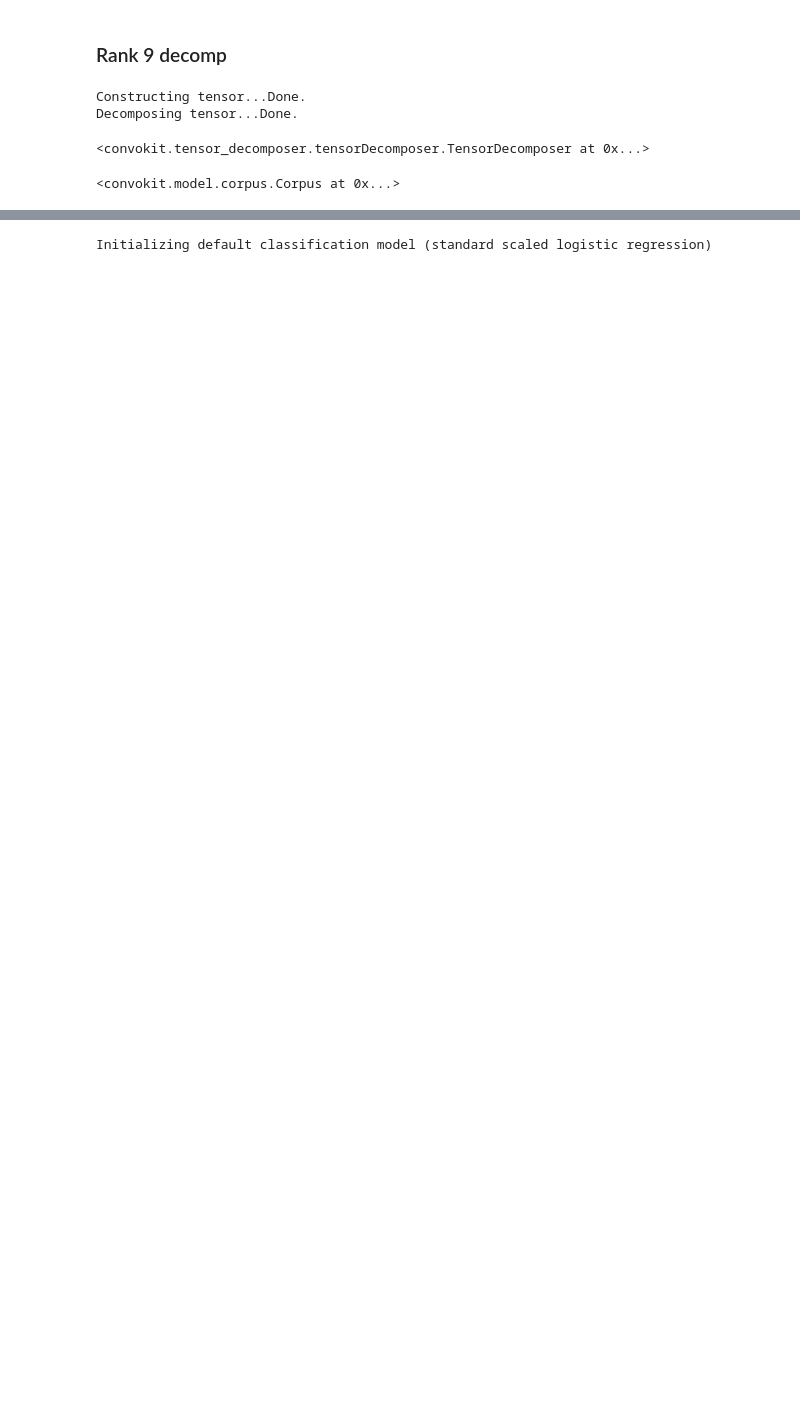
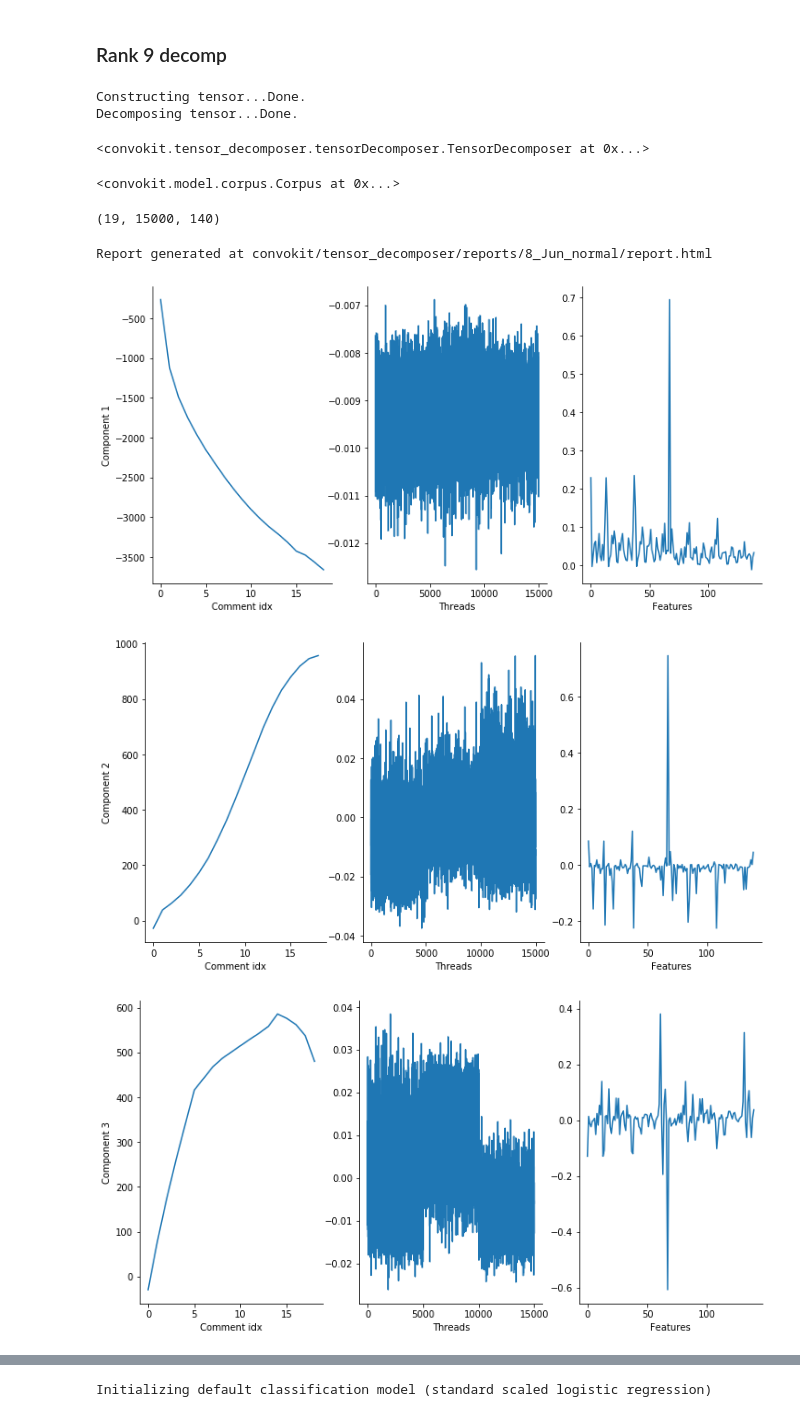
Before and after one commit to rgangela99/Cornell-Conversational-Analysis-Toolkit, a Jupyter notebook: convokit/tensor_decomposer/experiments/future_reciprocity_predictive_task.ipynb, the cells around one changed output, grey strips where cells are left out. Drawn from its saved outputs; the diff is of its cells as text; code cells hidden in the pictures; blank space fills up the shorter version.

```diff
--- a/convokit/tensor_decomposer/experiments/future_reciprocity_predictive_task.ipynb
+++ b/convokit/tensor_decomposer/experiments/future_reciprocity_predictive_task.ipynb
@@ -48,9 +48,19 @@ for convo in corpus.iter_conversations():
     try:
         recip_div = convo.meta['hyperconvo-25']['count[reciprocity motif]'] / convo.meta['hyperconvo-20']['count[reciprocity motif]']
     except ZeroDivisionError:
-        recip_div = 2
+        if convo.meta['hyperconvo-20']['count[reciprocity motif]'] == 0:
+            recip_div = 0
+        else:
+            recip_div = 10
     convo.meta['grown'] = recip_div >= thresh
     grown += convo.meta['grown']
+# %%
+grown2 = 0
+thresh = 3.0
+for convo in corpus.iter_conversations():
+    recip_diff = convo.meta['hyperconvo-25']['count[reciprocity motif]'] - convo.meta['hyperconvo-20']['count[reciprocity motif]']
+    convo.meta['grown2'] = recip_diff >= thresh
+    grown2 += convo.meta['grown2']
 # %%
 grown
 # %% [output]
@@ -62,7 +77,7 @@ from convokit import Classifier
 #                 clf_feat_name='hyperconv-pred', clf_prob_feat_name='hyperconv-pred-score'
 #                 )
 # %%
-clf = Classifier(obj_type="conversation", pred_feats=['hyperconvo-20'], labeller=lambda convo: convo.meta['grown'],
+clf = Classifier(obj_type="conversation", pred_feats=['hyperconvo-20'], labeller=lambda convo: convo.meta['grown2'],
                 clf_feat_name='hyperconv-pred', clf_prob_feat_name='hyperconv-pred-score'
                 )
 # %%
@@ -77,0 +93,2 @@ np.mean(res)
+# %%
+clf.fit(corpus)
@@ -133,3 +176,15 @@ Decomposing tensor...Done.
 td_9.transform(corpus)
 # %% [output]
 <convokit.model.corpus.Corpus at 0x...>
+# %%
+td_9.tensor.shape
+# %% [output]
+(19, 15000, 140)
+# %%
+td_9.summarize(corpus, axis_names=['Comment idx', 'Threads', 'Features'],
+              output_dir="convokit/tensor_decomposer/reports/8_Jun_normal", report_title="8 Jun Normal")
+# %% [output]
+Report generated at convokit/tensor_decomposer/reports/8_Jun_normal/report.html
+[figure, added]
+[figure, added]
+[figure, added]
```
Also changed, not shown: parts of 49 cells of this notebook, 8 other files.
